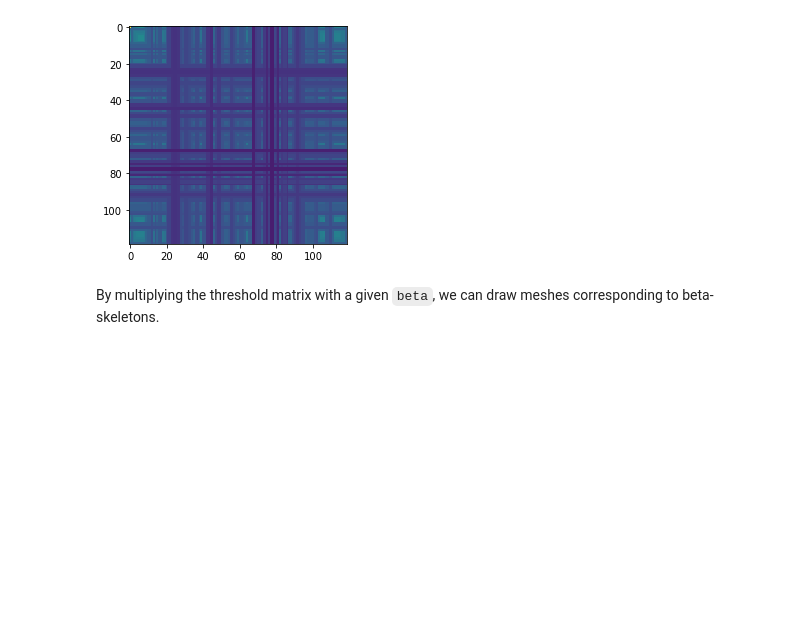
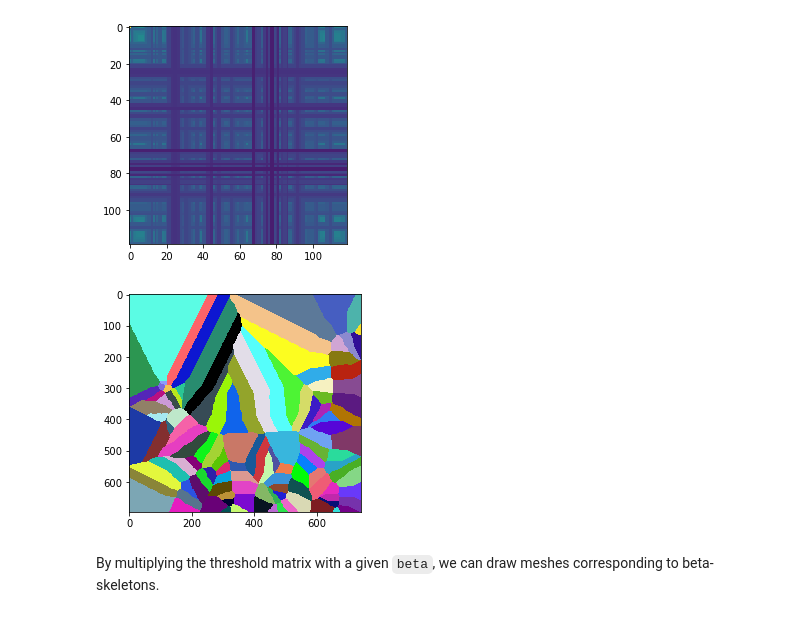
Before and after one commit to haesleinhuepf/scripts, a Jupyter notebook: beta_skeletons.ipynb, the cells around one changed output. Drawn from its saved outputs; the diff is of its cells as text; code cells hidden in the pictures; blank space fills up the shorter version.

```diff
--- a/beta_skeletons.ipynb
+++ b/beta_skeletons.ipynb
@@ -70,6 +70,18 @@ threshold_matrix = make_threshold_matrix(distance_matrix)
 cle.imshow(threshold_matrix, min_display_intensity=0, max_display_intensity = 100)
 # %% [output]
 [figure]
+# %%
+def pointlist_to_touch_matrix(pointlist):
+    spots = cle.pointlist_to_labelled_spots(pointlist)
+    voronoi_labels = cle.extend_labeling_via_voronoi(spots)
+    touch_matrix = cle.generate_touch_matrix(voronoi_labels)
+
+    cle.imshow(voronoi_labels, labels=True)
+
+
+pointlist_to_touch_matrix(point_coordinates)
+# %% [output]
+[figure, added]
 # %% [markdown]
 By multiplying the threshold matrix with a given `beta`, we can draw meshes corresponding to beta-skeletons.
 # %%
```
